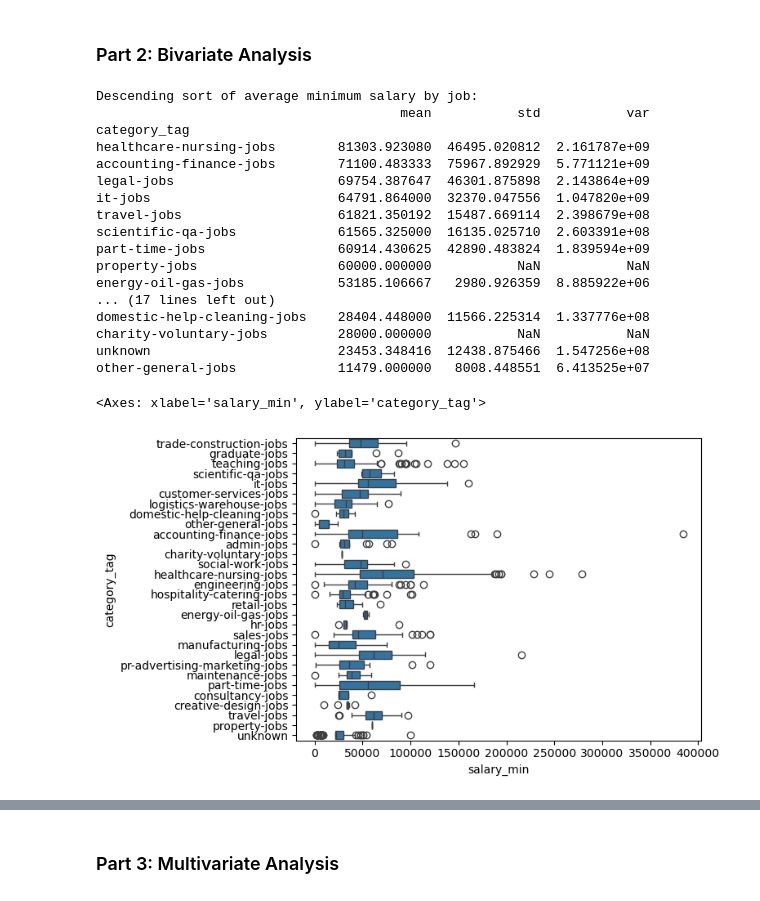
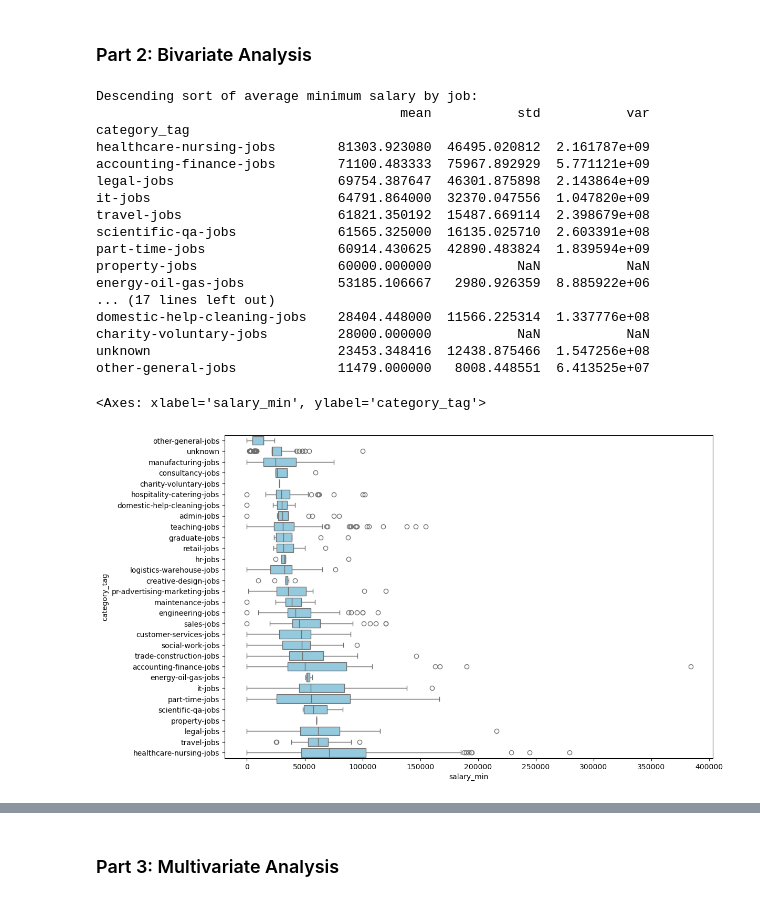
Before and after one commit to sbs0068/INSY6500_job_market_analysis, a Jupyter notebook: notebooks/02_data_exploration.ipynb, the cells around one changed output, grey strips where cells are left out. Drawn from its saved outputs; the diff is of its cells as text; code cells hidden in the pictures.

```diff
--- a/notebooks/02_data_exploration.ipynb
+++ b/notebooks/02_data_exploration.ipynb
@@ -87,32 +159,40 @@ Univariate analysis was duplicated from the job description analysis for countri
 # %%
 # Group salary by job type
 df_job_type = df_filtered.groupby('category_tag')[['salary_min', 'salary_max', 'salary_mid']].agg(['mean', 'std', 'var'])
 
 # Identify job types with the highest and lowest minimum salary and maximum salary
 print("Descending sort of average minimum salary by job:")
 print(df_job_type['salary_min'].sort_values(by = 'mean', ascending = False))
 
-sns.boxplot(data = df_filtered, x = 'salary_min', y = 'category_tag')
+#Constructing box plot
+plt.figure(figsize=(12, 8))  # Make the figure larger for readability
+
+#original code
+#sns.boxplot(data = df_filtered, x = 'salary_min', y = 'category_tag')
+order = df_filtered.groupby('category_tag')['salary_min'].median().sort_values().index
+
+#Graph improved with copilot for clarity
+sns.boxplot(data=df_filtered, x='salary_min', y='category_tag', order=order, color='skyblue')
 # %% [output]
 Descending sort of average minimum salary by job:
                                        mean           std           var
 category_tag
 healthcare-nursing-jobs        81303.923080  46495.020812  2.161787e+09
 accounting-finance-jobs        71100.483333  75967.892929  5.771121e+09
 legal-jobs                     69754.387647  46301.875898  2.143864e+09
 it-jobs                        64791.864000  32370.047556  1.047820e+09
 travel-jobs                    61821.350192  15487.669114  2.398679e+08
 scientific-qa-jobs             61565.325000  16135.025710  2.603391e+08
 part-time-jobs                 60914.430625  42890.483824  1.839594e+09
 property-jobs                  60000.000000           NaN           NaN
 energy-oil-gas-jobs            53185.106667   2980.926359  8.885922e+06
 ... (17 lines left out)
 domestic-help-cleaning-jobs    28404.448000  11566.225314  1.337776e+08
 charity-voluntary-jobs         28000.000000           NaN           NaN
 unknown                        23453.348416  12438.875466  1.547256e+08
 other-general-jobs             11479.000000   8008.448551  6.413525e+07
 <Axes: xlabel='salary_min', ylabel='category_tag'>
-[figure, old version]
+[figure, new version]
 # %%
 print("Descending sort of average maximum salary by job:")
 print(df_job_type['salary_max'].sort_values(by = 'mean', ascending = False))
```
Also changed, not shown: parts of 15 cells of this notebook.
